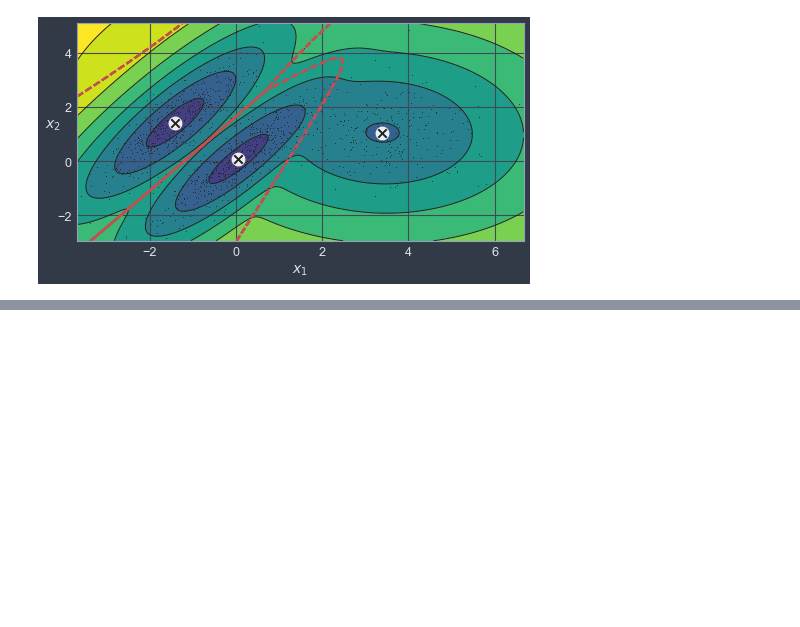
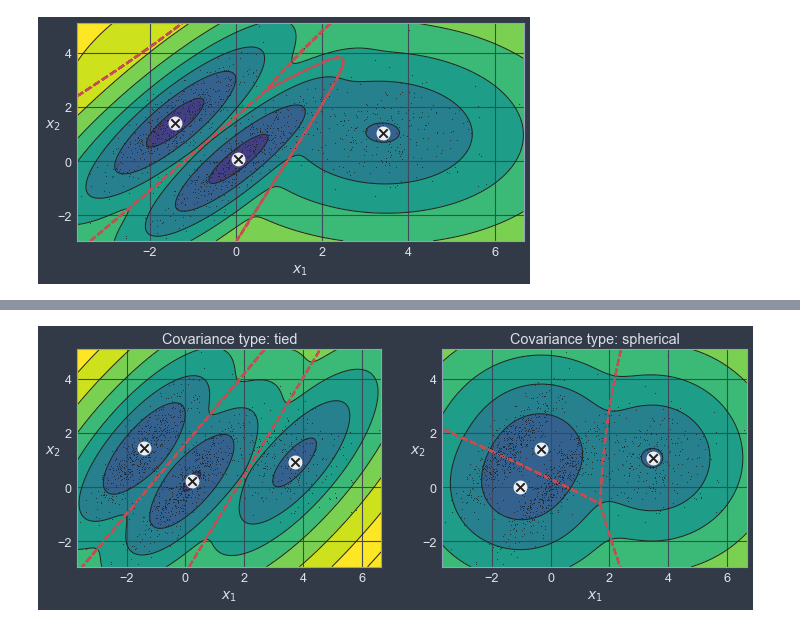
Before and after one commit to amaralcs/homl, a Jupyter notebook: 09_unsupervised_learning.ipynb, the cells around one changed output, grey strips where cells are left out. Saved outputs shown, nothing was run; the diff lists cells and outputs as text; code cells hidden in the pictures; blank space fills up the shorter version.

```diff
--- a/09_unsupervised_learning.ipynb
+++ b/09_unsupervised_learning.ipynb
@@ -838,0 +850,16 @@ plt.show()
+# %%
+gm_tied = GaussianMixture(n_components=3, covariance_type='tied', n_init=10)
+gm_tied.fit(X)
+gm_sphe = GaussianMixture(n_components=3, covariance_type='spherical', n_init=10)
+gm_sphe.fit(X)
+
+plt.figure(figsize=(12, 4))
+plt.subplot(121)
+plot_gaussian_mixture(gm_tied, X)
+plt.title("Covariance type: tied")
+plt.subplot(122)
+plot_gaussian_mixture(gm_sphe, X)
+plt.title("Covariance type: spherical")
+plt.show()
+# %% [output]
+[figure, added]
```
Also changed, not shown: parts of 21 cells of this notebook.
